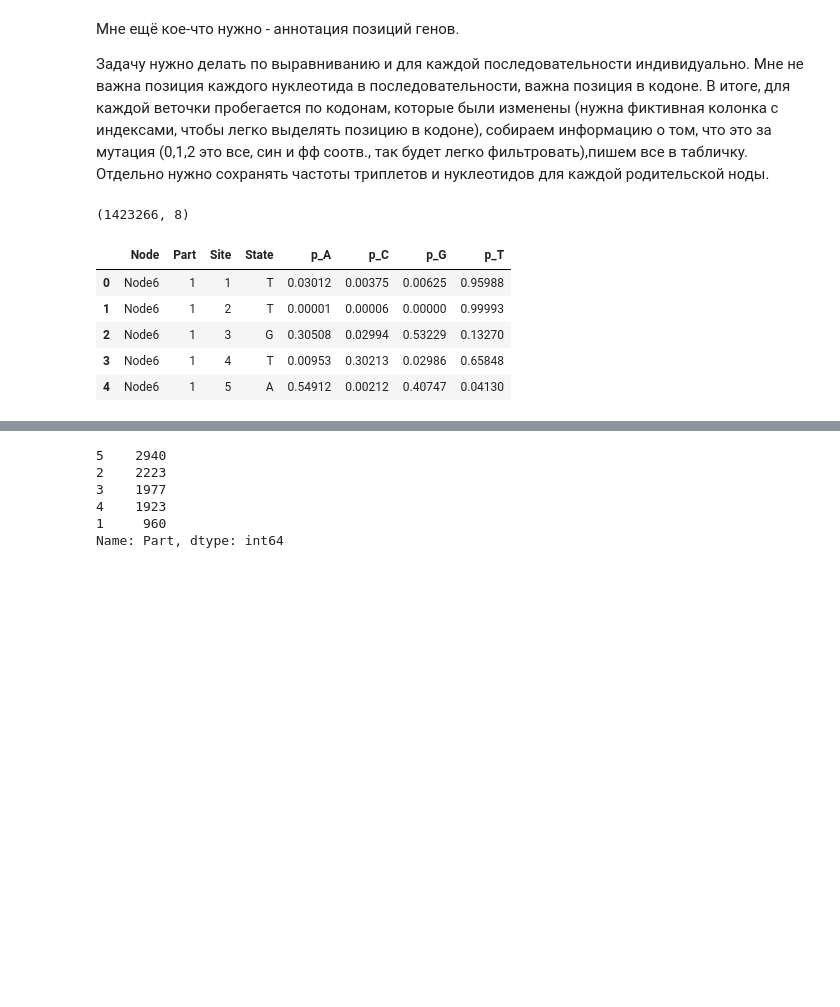
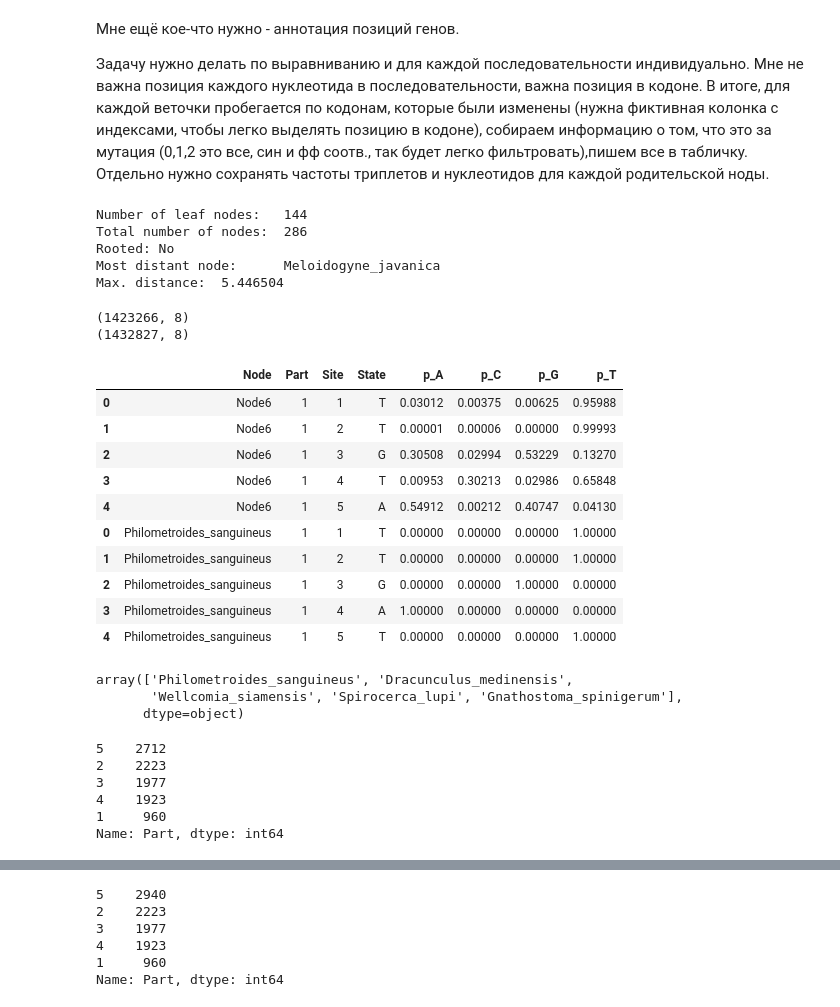
Before and after one commit to kpotoh/birds, a Jupyter notebook: nb/mut_extraction.ipynb, the cells around one changed output, grey strips where cells are left out. Saved outputs shown, nothing was run; the diff lists cells and outputs as text; code cells hidden in the pictures; blank space fills up the shorter version.

```diff
--- a/nb/mut_extraction.ipynb
+++ b/nb/mut_extraction.ipynb
@@ -18,22 +18,56 @@ from scipy.stats import entropy
 
 from Bio.Data import CodonTable
 # %%
+path_to_tree = "../data/interim/iqtree_runs/drun1/anc.treefile"
 path_to_states = "../data/interim/iqtree_runs/drun1/anc.state"
-path_to_tree = "../data/interim/iqtree_runs/drun1/anc.treefile"
+path_to_leaves = "../data/interim/leaves_states.tsv"
 # %%
 tree = tree = PhyloTree(path_to_tree, format=1)
+# %%
+tree.describe()
+# %% [output]
+Number of leaf nodes:   144
+Total number of nodes:  286
+Rooted: No
+Most distant node:      Meloidogyne_javanica
+Max. distance:  5.446504
 # %%
 # print(tree.get_ascii())
 tree.show()
 # %%
-anc = pd.read_csv(path_to_states, "\t", comment='#',)
+anc = pd.read_csv(path_to_states, sep="\t", comment='#',)
 print(anc.shape)
-anc.head()
+
+leaves = pd.read_csv(path_to_leaves, sep="\t")
+print(leaves.shape)
+
+pd.concat([anc.head(), leaves.head()])
 # %% [output]
 (1423266, 8)
+(1432827, 8)
 |  | Node | Part | Site | State | p_A | p_C | p_G | p_T |
 | 0 | Node6 | 1 | 1 | T | 0.03012 | 0.00375 | 0.00625 | 0.95988 |
 | 1 | Node6 | 1 | 2 | T | 0.00001 | 0.00006 | 0.00000 | 0.99993 |
 | 2 | Node6 | 1 | 3 | G | 0.30508 | 0.02994 | 0.53229 | 0.13270 |
 | 3 | Node6 | 1 | 4 | T | 0.00953 | 0.30213 | 0.02986 | 0.65848 |
 | 4 | Node6 | 1 | 5 | A | 0.54912 | 0.00212 | 0.40747 | 0.04130 |
+| 0 | Philometroides_sanguineus | 1 | 1 | T | 0.00000 | 0.00000 | 0.00000 | 1.00000 |
+| 1 | Philometroides_sanguineus | 1 | 2 | T | 0.00000 | 0.00000 | 0.00000 | 1.00000 |
+| 2 | Philometroides_sanguineus | 1 | 3 | G | 0.00000 | 0.00000 | 1.00000 | 0.00000 |
+| 3 | Philometroides_sanguineus | 1 | 4 | A | 1.00000 | 0.00000 | 0.00000 | 0.00000 |
+| 4 | Philometroides_sanguineus | 1 | 5 | T | 0.00000 | 0.00000 | 0.00000 | 1.00000 |
+# %%
+leaves.Node.unique()[:5]
+# %% [output]
+array(['Philometroides_sanguineus', 'Dracunculus_medinensis',
+       'Wellcomia_siamensis', 'Spirocerca_lupi', 'Gnathostoma_spinigerum'],
+      dtype=object)
+# %%
+leaves[leaves.Node == "Philometroides_sanguineus"].Part.value_counts()
+# %% [output]
+5    2712
+2    2223
+3    1977
+4    1923
+1     960
+Name: Part, dtype: int64
```
Also changed, not shown: parts of 12 cells of this notebook, 3 other files.
